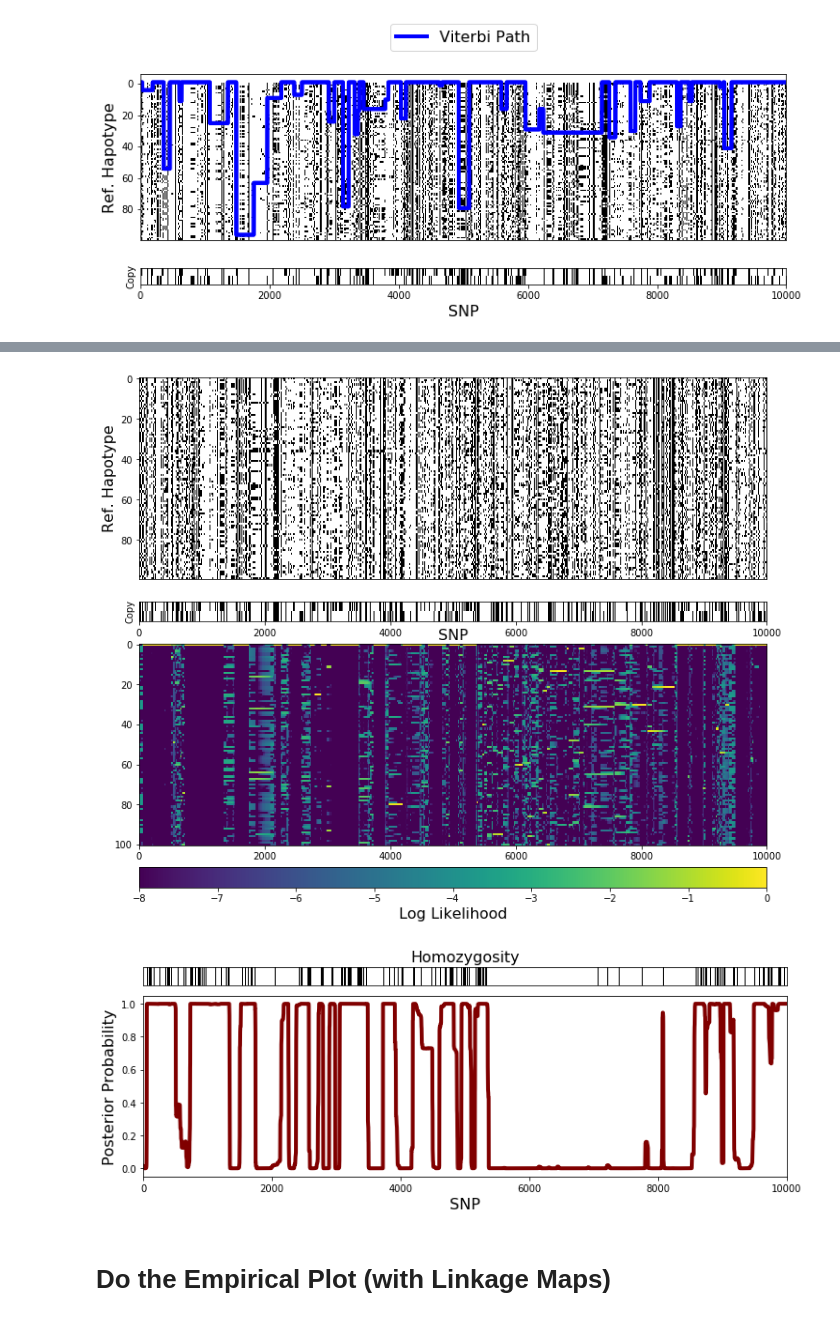
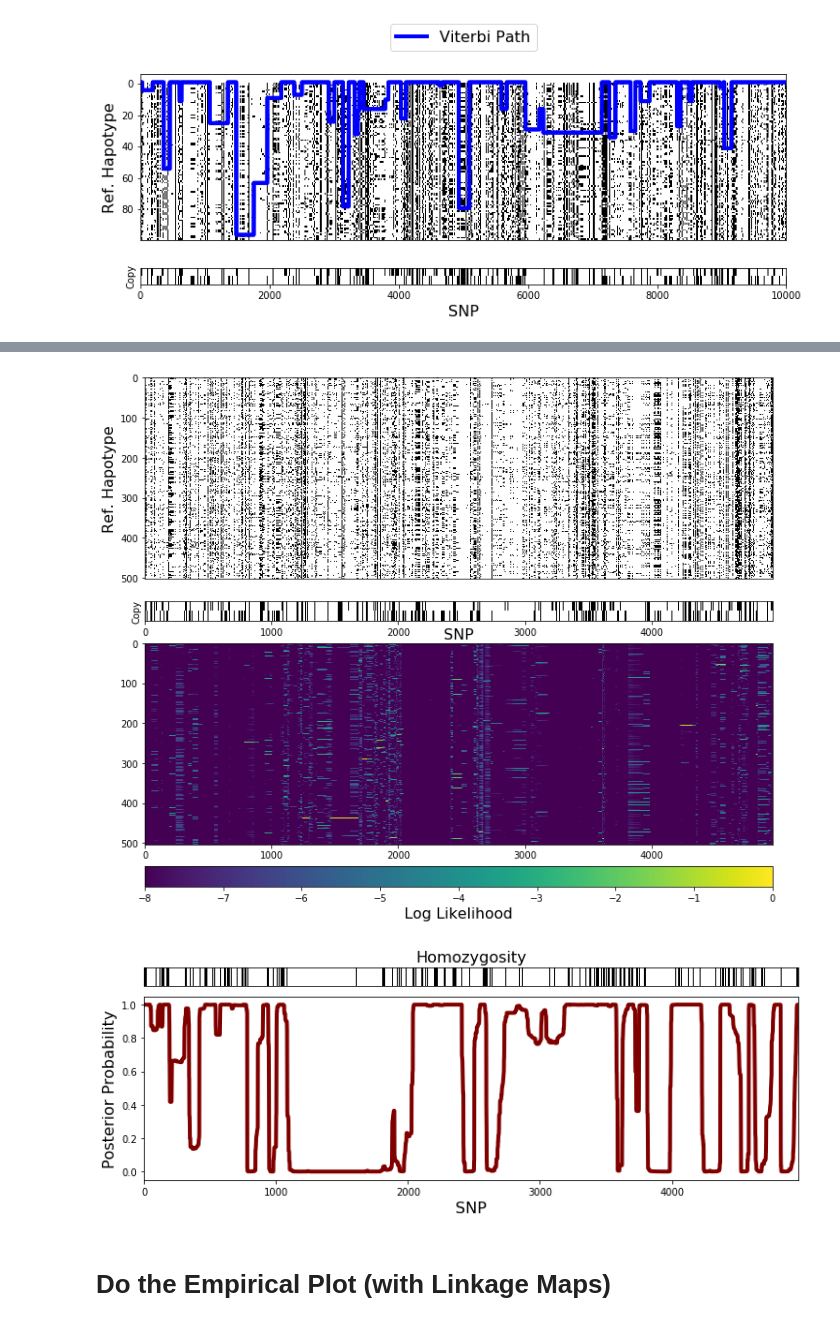
Before and after one commit to hringbauer/hapROH, a Jupyter notebook: Notebooks/figures.ipynb, the cells around one changed output, grey strips where cells are left out. Saved outputs shown, nothing was run; the diff lists cells and outputs as text; code cells hidden in the pictures.

```diff
--- a/Notebooks/figures.ipynb
+++ b/Notebooks/figures.ipynb
@@ -238,5 +238,5 @@ def plot_posterior_cm(folder = "../Simulated/Test20r/", save=False, empirical=Tr
     plt.show()
 # %%
 #plot_posterior(folder = "../Simulated/Test2r/", save=True)
-plot_posterior(folder = "../Empirical/Sard100_0-10kROH6e/", save=True, empirical=True)
+plot_posterior(folder = "../Empirical/1kEUR_ROHde/", save=True, empirical=True)
 # %% [output]
@@ -244,5 +244,5 @@ Successfully loaded Data from: ../Empirical/Sard100_0-10kROH6e/
-[figure, old version]
+[figure, new version]
-[figure, old version]
+[figure, new version]
 # %% [markdown]
 # Do the Empirical Plot (with Linkage Maps)
 # %%
```
Also changed, not shown: parts of 2 cells of this notebook, 56 other files.
